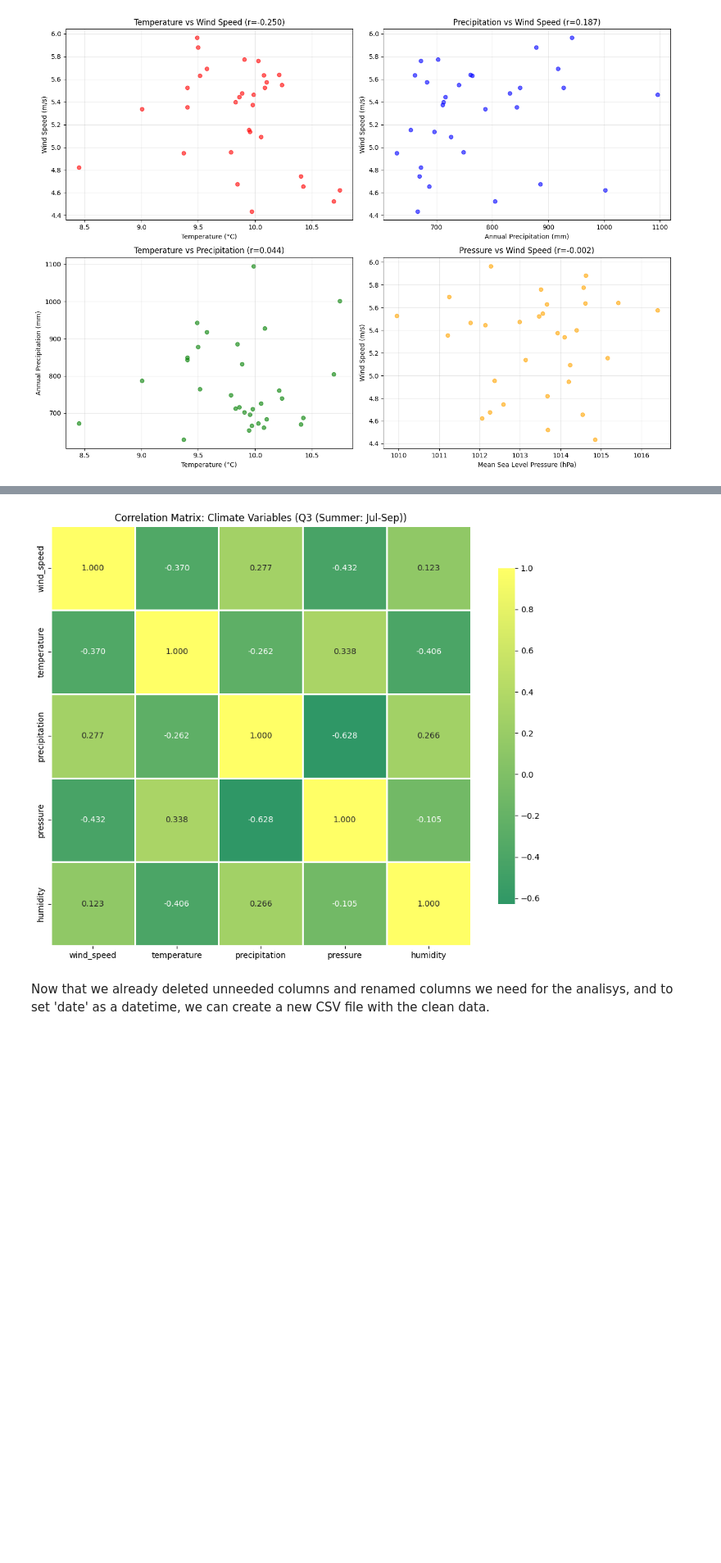
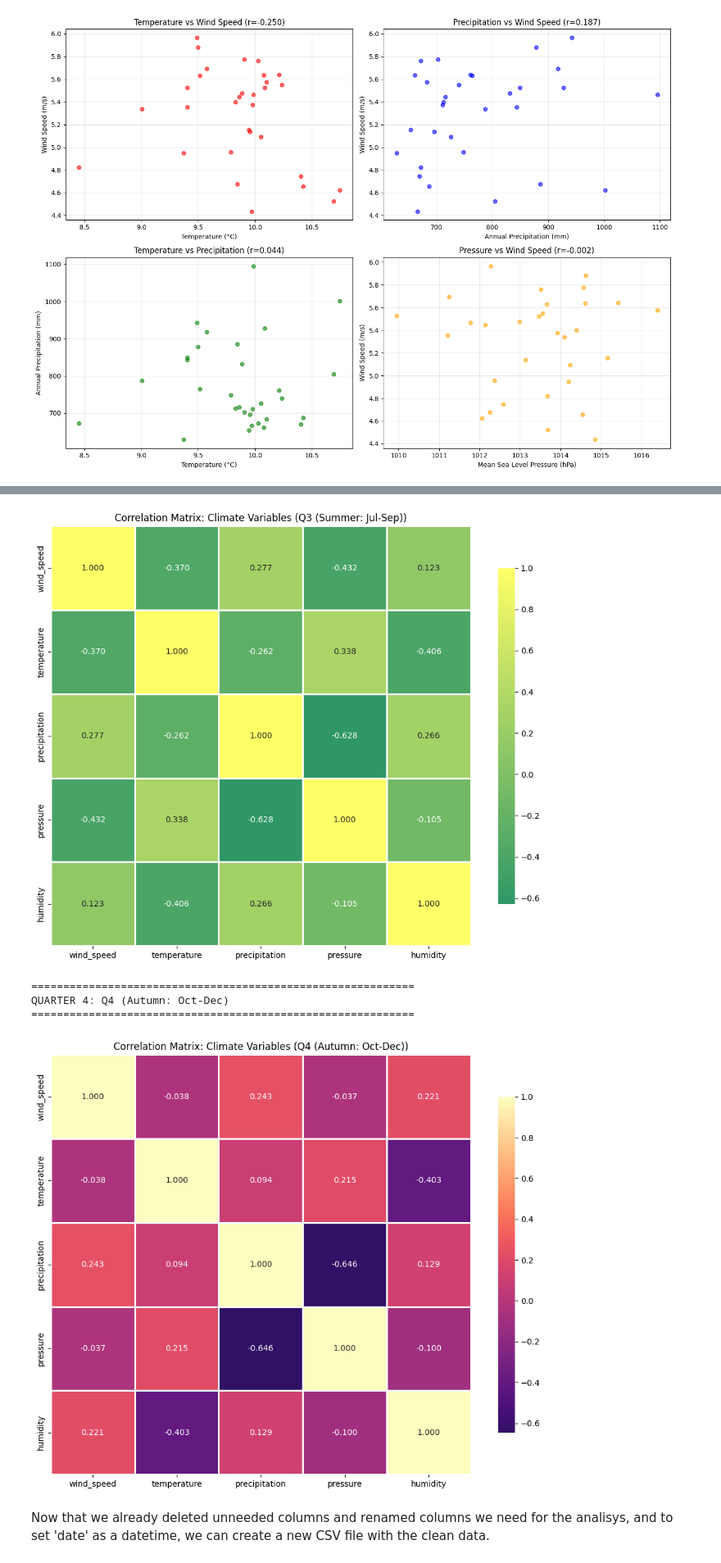
Before and after one commit to tanyasanjuan/pfda-project, a Jupyter notebook: wind.ipynb, the cells around one changed output, grey strips where cells are left out. Shown at 82% size. Saved outputs shown, nothing was run; the diff lists cells and outputs as text; code cells hidden in the pictures; blank space fills up the shorter version.

Commit message:
heatmap of autumn

```diff
--- a/wind.ipynb
+++ b/wind.ipynb
@@ -602,33 +602,53 @@ for quarter in [2]:
     plt.show()
 
 for quarter in [3]:
     q_data = quarterly_data[quarter]
     q_corr_matrix = q_data.corr()
 
     print(f"\n{'='*60}")
     print(f"QUARTER {quarter}: {quarter_labels[quarter]}")
     print(f"{'='*60}")
 
     # Visualize correlation heatmap for this quarter
     plt.figure(figsize=(10, 8))
     sns.heatmap(q_corr_matrix, annot=True, fmt='.3f', cmap='summer', center=0,
                 square=True, linewidths=1, cbar_kws={"shrink": 0.8})
     plt.title(f"Correlation Matrix: Climate Variables ({quarter_labels[quarter]})")
     plt.tight_layout()
     plt.show()
+
+for quarter in [4]:
+    q_data = quarterly_data[quarter]
+    q_corr_matrix = q_data.corr()
+
+    print(f"\n{'='*60}")
+    print(f"QUARTER {quarter}: {quarter_labels[quarter]}")
+    print(f"{'='*60}")
+
+    # Visualize correlation heatmap for this quarter
+    plt.figure(figsize=(10, 8))
+    sns.heatmap(q_corr_matrix, annot=True, fmt='.3f', cmap='magma', center=0,
+                square=True, linewidths=1, cbar_kws={"shrink": 0.8})
+    plt.title(f"Correlation Matrix: Climate Variables ({quarter_labels[quarter]})")
+    plt.tight_layout()
+    plt.show()
 # %% [output]
 ============================================================
 QUARTER 1: Q1 (Winter: Jan-Mar)
 ============================================================
 [figure]
 ============================================================
 QUARTER 2: Q2 (Spring: Apr-Jun)
 ============================================================
 [figure]
 ============================================================
 QUARTER 3: Q3 (Summer: Jul-Sep)
 ============================================================
 [figure]
+============================================================
+QUARTER 4: Q4 (Autumn: Oct-Dec)
+============================================================
+[figure, added]
 # %% [markdown]
 Now that we already deleted unneeded columns and renamed columns we need for the analisys, and to set 'date' as a datetime, we can create a new CSV file with the clean data.
 # %%
```
